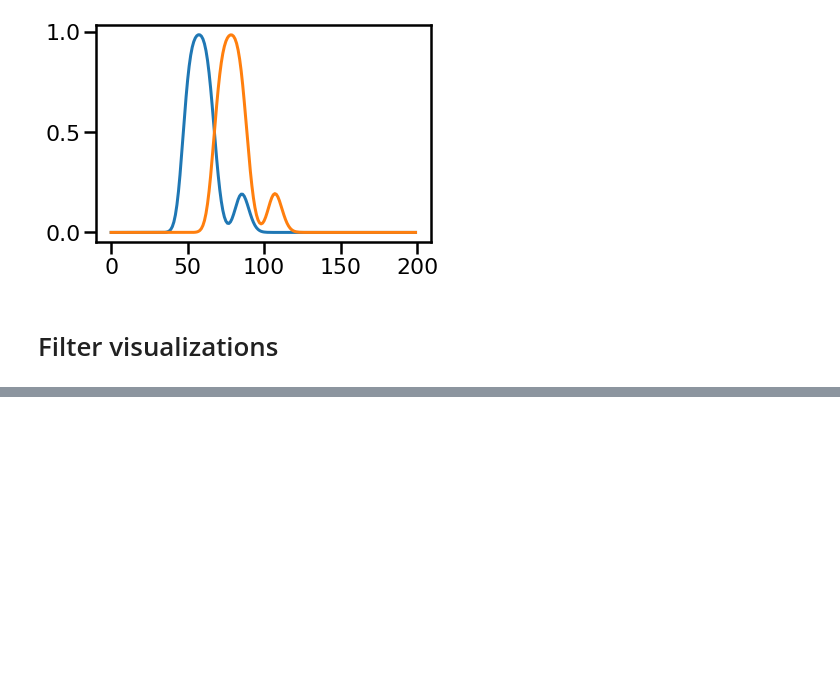
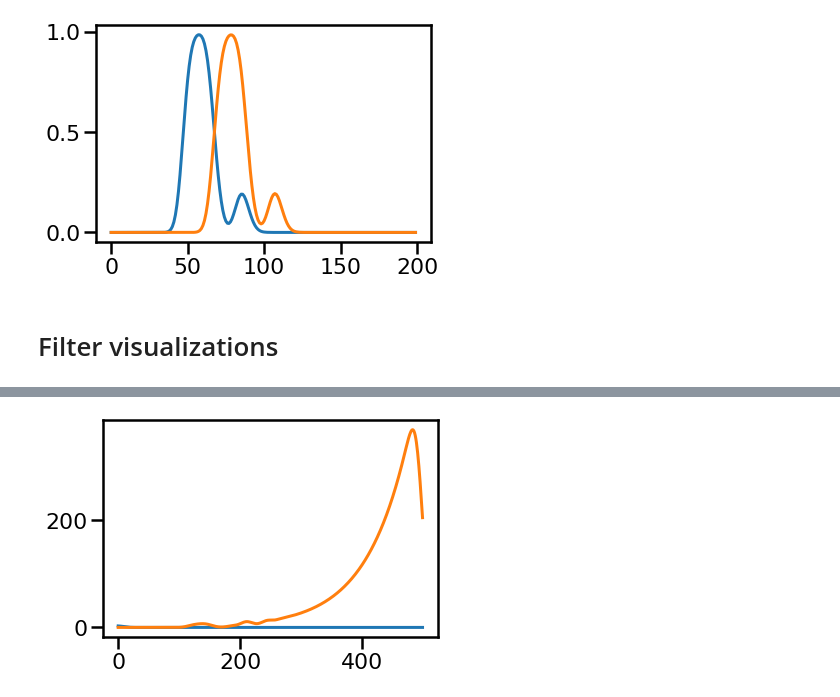
Before and after one commit to compmem/SITH_Layer, a Jupyter notebook: iSITH_verifications.ipynb, the cells around one changed output, grey strips where cells are left out. Saved outputs shown, nothing was run; the diff lists cells and outputs as text; code cells hidden in the pictures; blank space fills up the shorter version.

```diff
--- a/iSITH_verifications.ipynb
+++ b/iSITH_verifications.ipynb
@@ -65,0 +95,3 @@ plt.plot(out2[0, :, 0, -1].detach().cpu());
+# %%
+%%timeit
+out2 = torch.conv2d(inp, test_isith.filters[:, :, :, -inp.shape[-1]-2:], padding=[0, inp.shape[-1]])
@@ -65,0 +100,5 @@ plt.plot(out2[0, :, 0, -1].detach().cpu());
+# %%
+plt.plot(out2.detach().cpu()[0, :, 0, 0]);
+plt.plot(out2.detach().cpu()[0, :, 0, inp.shape[-1]]);
+# %% [output]
+[figure, added]
```
Also changed, not shown: parts of 35 cells of this notebook, 1 other file.
